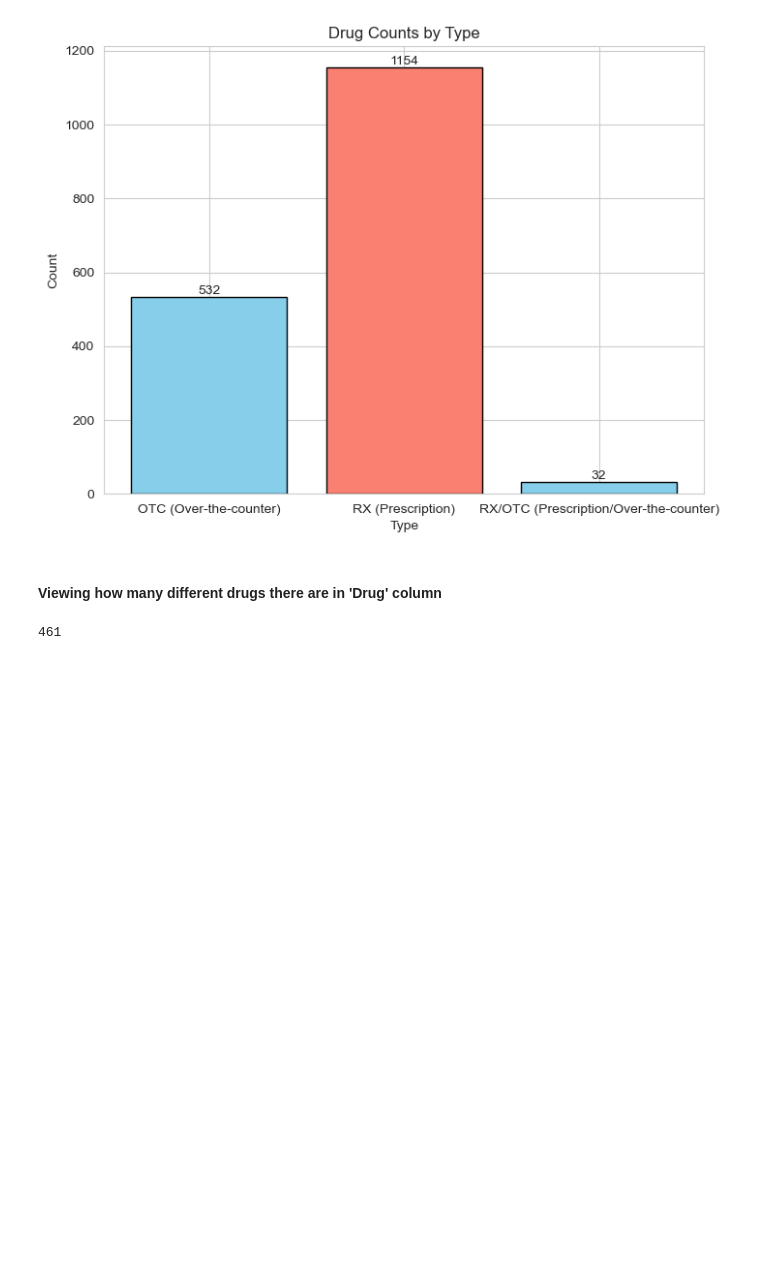
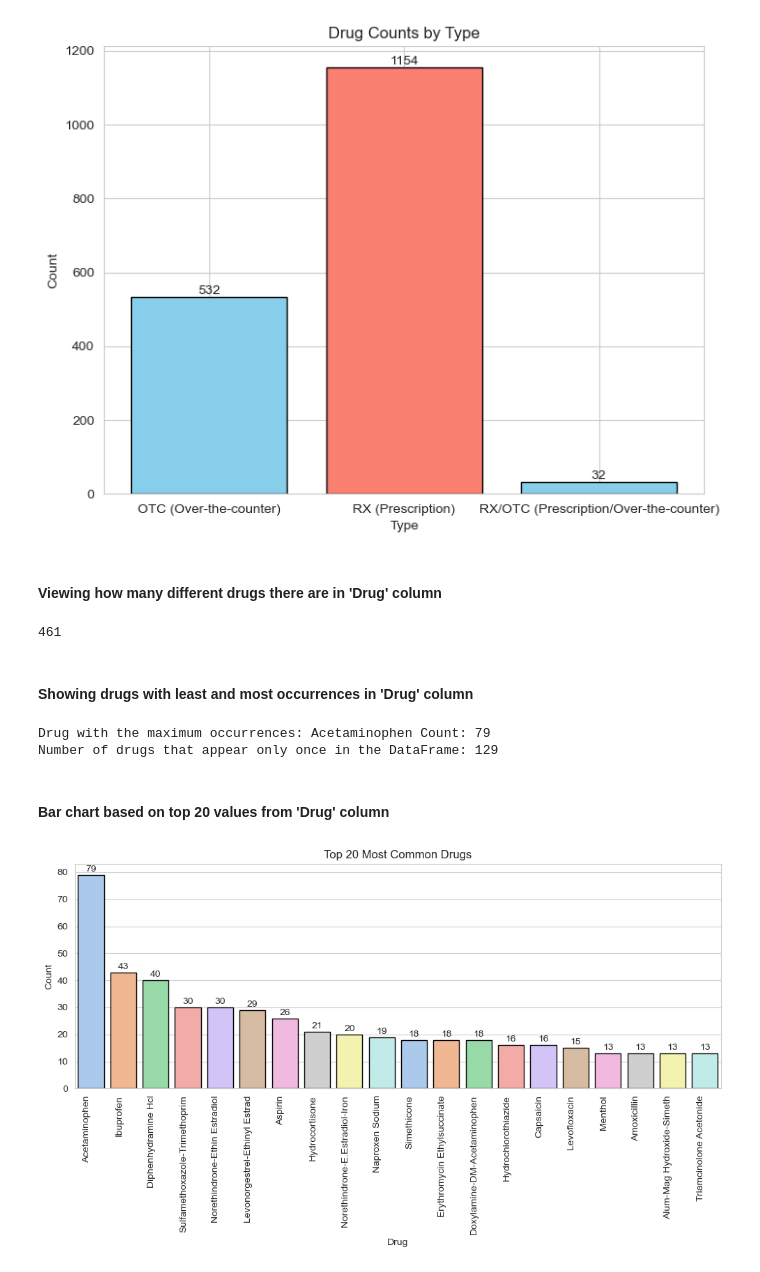
Before and after one commit to dominikvukelic/drug_performance_evaluation, a Jupyter notebook: graphs/graphs.ipynb, the cells around one changed output. Drawn from its saved outputs; the diff is of its cells as text; code cells hidden in the pictures; blank space fills up the shorter version.

Commit message:
working on graphs

```diff
--- a/graphs/graphs.ipynb
+++ b/graphs/graphs.ipynb
@@ -40,9 +40,6 @@ df
 def add_numbers_above_bins(counts, bins):
     for count, bin in zip(counts, bins):
         plt.text(bin + (bins[1] - bins[0]) / 2, count + 0.5, int(count), ha='center', va='bottom')
-
-# Set Seaborn style and palette
-sns.set_style("whitegrid")
 # %% [markdown]
 #### Histogram based on 'Effective' column
 # %%
@@ -144,3 +141,45 @@ num_unique_drugs = df['Drug'].nunique()
 print(num_unique_drugs)
 # %% [output]
 461
+# %% [markdown]
+#### Showing drugs with least and most occurrences in 'Drug' column
+# %%
+# Count the occurrences of each drug in the entire DataFrame
+drug_counts = df['Drug'].value_counts()
+
+# Get the drug with the maximum occurrences and its count
+max_occurrences_drug = drug_counts.idxmax()
+max_occurrences_count = drug_counts.max()
+
+print("Drug with the maximum occurrences:", max_occurrences_drug, "Count:", max_occurrences_count)
+
+# Count the number of drugs that appear only once
+num_single_occurrence_drugs = (drug_counts == 1).sum()
+
+print("Number of drugs that appear only once in the DataFrame:", num_single_occurrence_drugs)
+# %% [output]
+Drug with the maximum occurrences: Acetaminophen Count: 79
+Number of drugs that appear only once in the DataFrame: 129
+# %% [markdown]
+#### Bar chart based on top 20 values from 'Drug' column
+# %%
+# Count the number of occurrences of each drug and get the top 20
+top_20_drugs = df['Drug'].value_counts().head(20)
+
+# Plot a bar chart with Seaborn
+plt.figure(figsize=(10, 6))
+sns.barplot(x=top_20_drugs.index, y=top_20_drugs.values, palette='pastel', edgecolor='black')
+plt.title('Top 20 Most Common Drugs')
+plt.xlabel('Drug')
+plt.ylabel('Count')
+plt.xticks(rotation=90, ha='right')  # Rotate x-axis labels for better readability
+
+# Add numbers above bins
+for bar, count in zip(plt.gca().patches, top_20_drugs.values):
+    plt.text(bar.get_x() + bar.get_width() / 2, bar.get_height() + 0.5, str(int(count)), ha='center', va='bottom')
+
+
+plt.tight_layout()  # Adjust layout to prevent clipping of labels
+plt.show()
+# %% [output]
+[figure, added]
```
